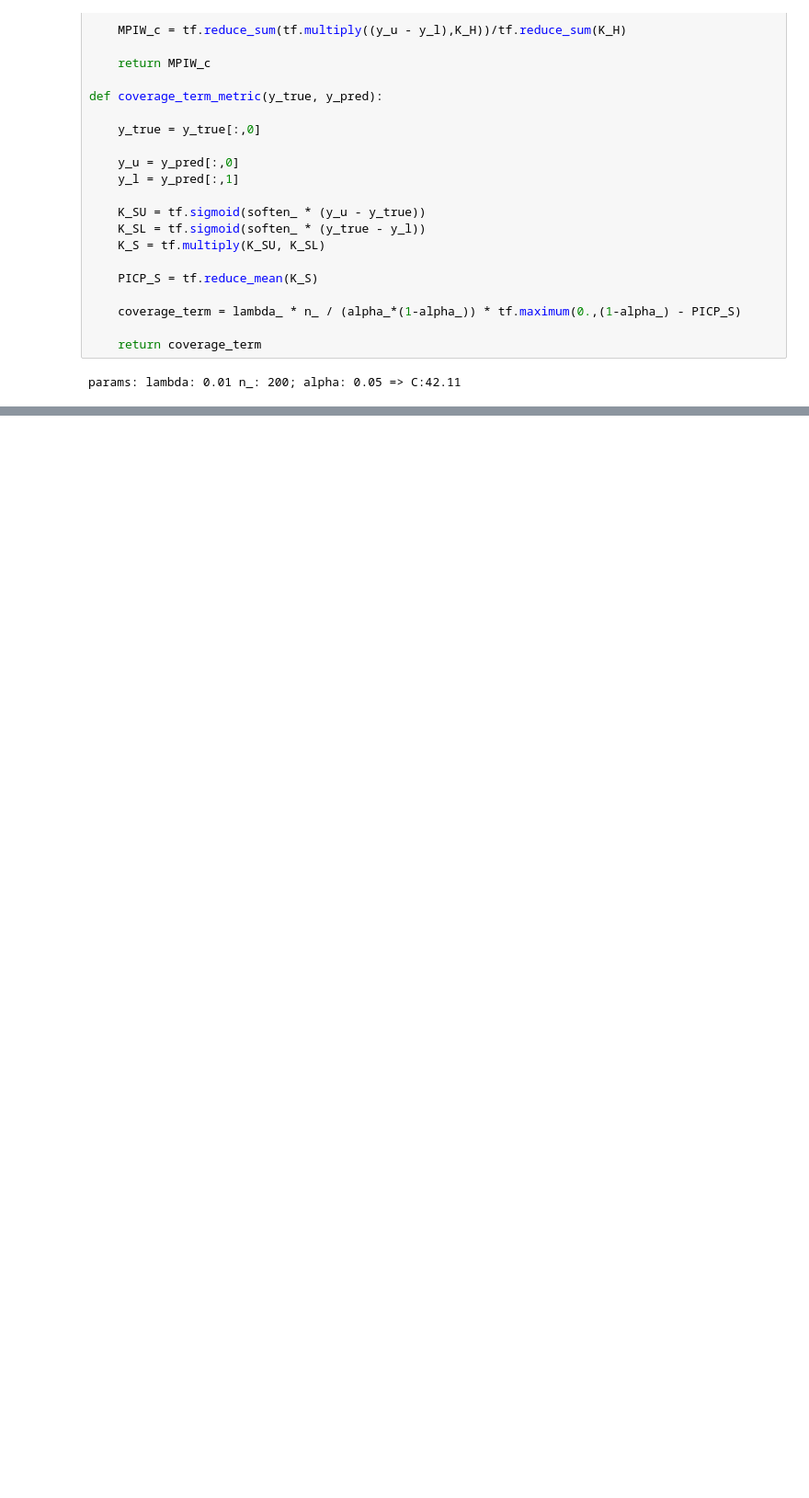
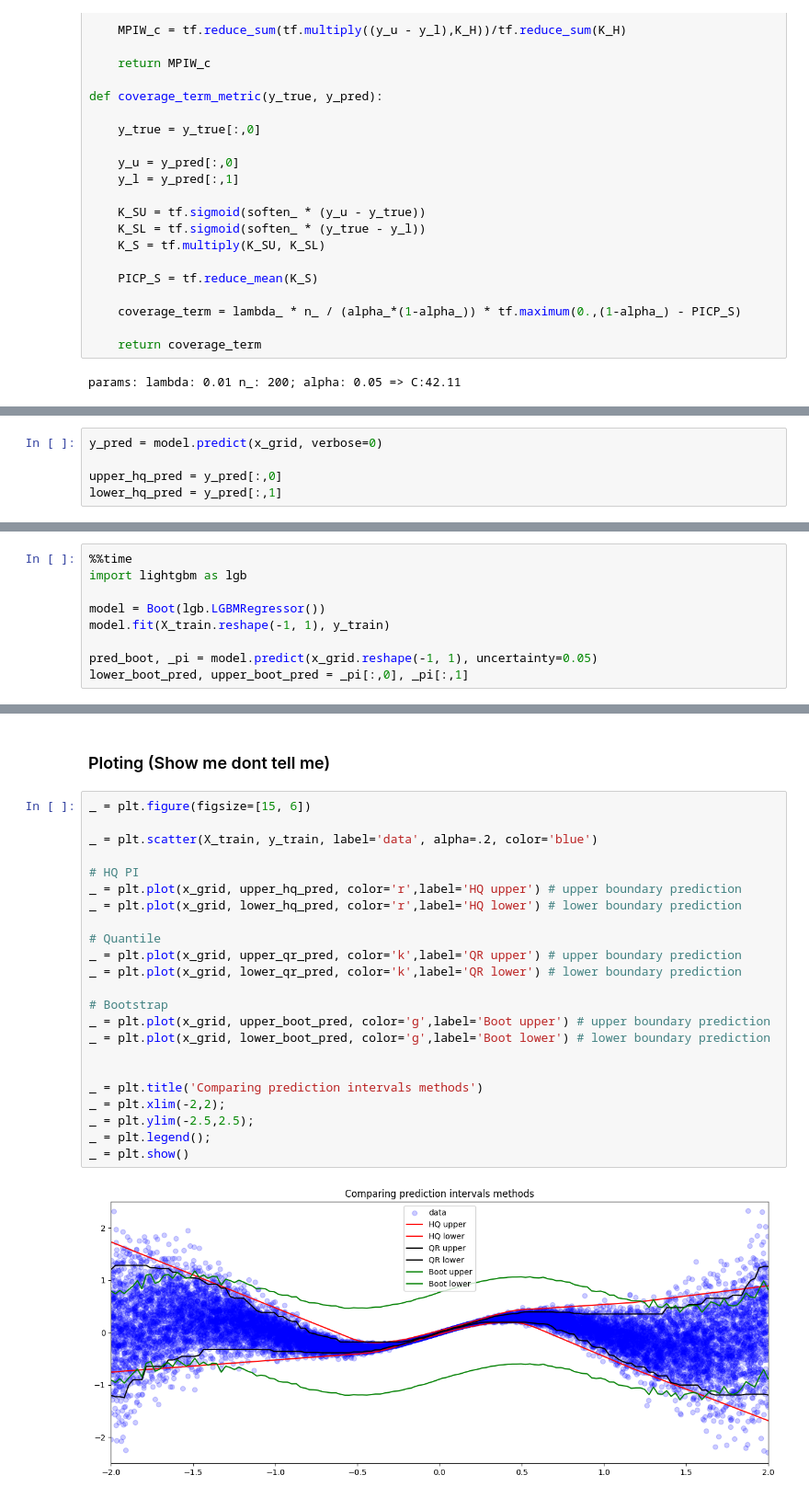
Before and after one commit to leandroohf/machine_learning_algorithms, a Jupyter notebook: dev/intro_to_prediction_interval.ipynb, the cells around one changed output, grey strips where cells are left out. Shown at 92% size. Saved outputs shown, nothing was run; the diff lists cells and outputs as text; blank space fills up the shorter version.

```diff
--- a/dev/intro_to_prediction_interval.ipynb
+++ b/dev/intro_to_prediction_interval.ipynb
@@ -920,0 +885,5 @@ Final metrics: mpiw: 1.02; coverage term: 0.00; picp: 96.4%
+# %%
+y_pred = model.predict(x_grid, verbose=0)
+
+upper_hq_pred = y_pred[:,0]
+lower_hq_pred = y_pred[:,1]
@@ -920,0 +925,9 @@ Final metrics: mpiw: 1.02; coverage term: 0.00; picp: 96.4%
+# %%
+%%time
+import lightgbm as lgb
+
+model = Boot(lgb.LGBMRegressor())
+model.fit(X_train.reshape(-1, 1), y_train)
+
+pred_boot, _pi = model.predict(x_grid.reshape(-1, 1), uncertainty=0.05)
+lower_boot_pred, upper_boot_pred = _pi[:,0], _pi[:,1]
@@ -920,0 +937,27 @@ Final metrics: mpiw: 1.02; coverage term: 0.00; picp: 96.4%
+# %% [markdown]
+### Ploting (Show me dont tell me)
+# %%
+_ = plt.figure(figsize=[15, 6])
+
+_ = plt.scatter(X_train, y_train, label='data', alpha=.2, color='blue')
+
+# HQ PI
+_ = plt.plot(x_grid, upper_hq_pred, color='r',label='HQ upper') # upper boundary prediction
+_ = plt.plot(x_grid, lower_hq_pred, color='r',label='HQ lower') # lower boundary prediction
+
+# Quantile
+_ = plt.plot(x_grid, upper_qr_pred, color='k',label='QR upper') # upper boundary prediction
+_ = plt.plot(x_grid, lower_qr_pred, color='k',label='QR lower') # lower boundary prediction
+
+# Bootstrap
+_ = plt.plot(x_grid, upper_boot_pred, color='g',label='Boot upper') # upper boundary prediction
+_ = plt.plot(x_grid, lower_boot_pred, color='g',label='Boot lower') # lower boundary prediction
+
+
+_ = plt.title('Comparing prediction intervals methods')
+_ = plt.xlim(-2,2);
+_ = plt.ylim(-2.5,2.5);
+_ = plt.legend();
+_ = plt.show()
+# %% [output]
+[figure, added]
```
Also changed, not shown: parts of 38 cells of this notebook, 1 other file.
